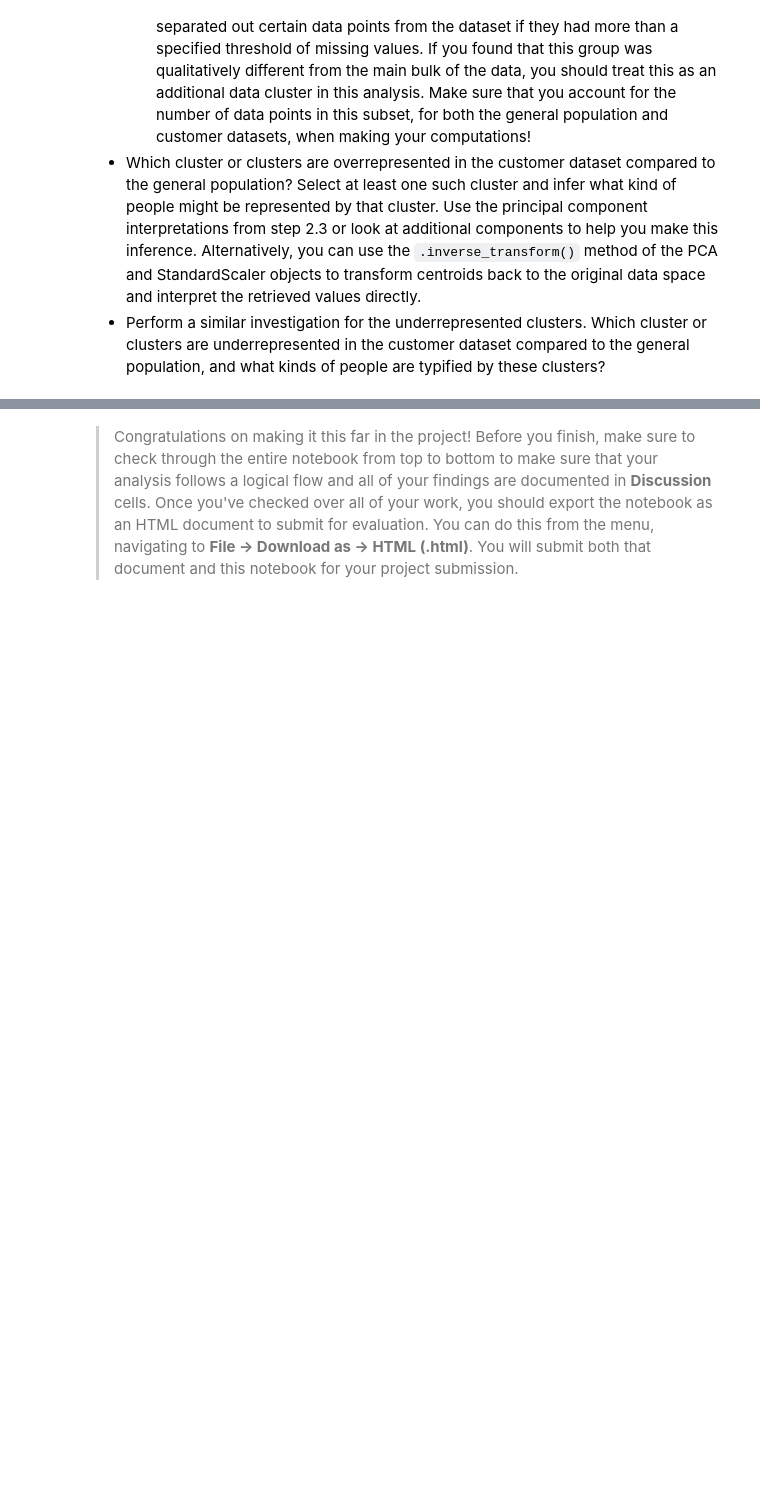
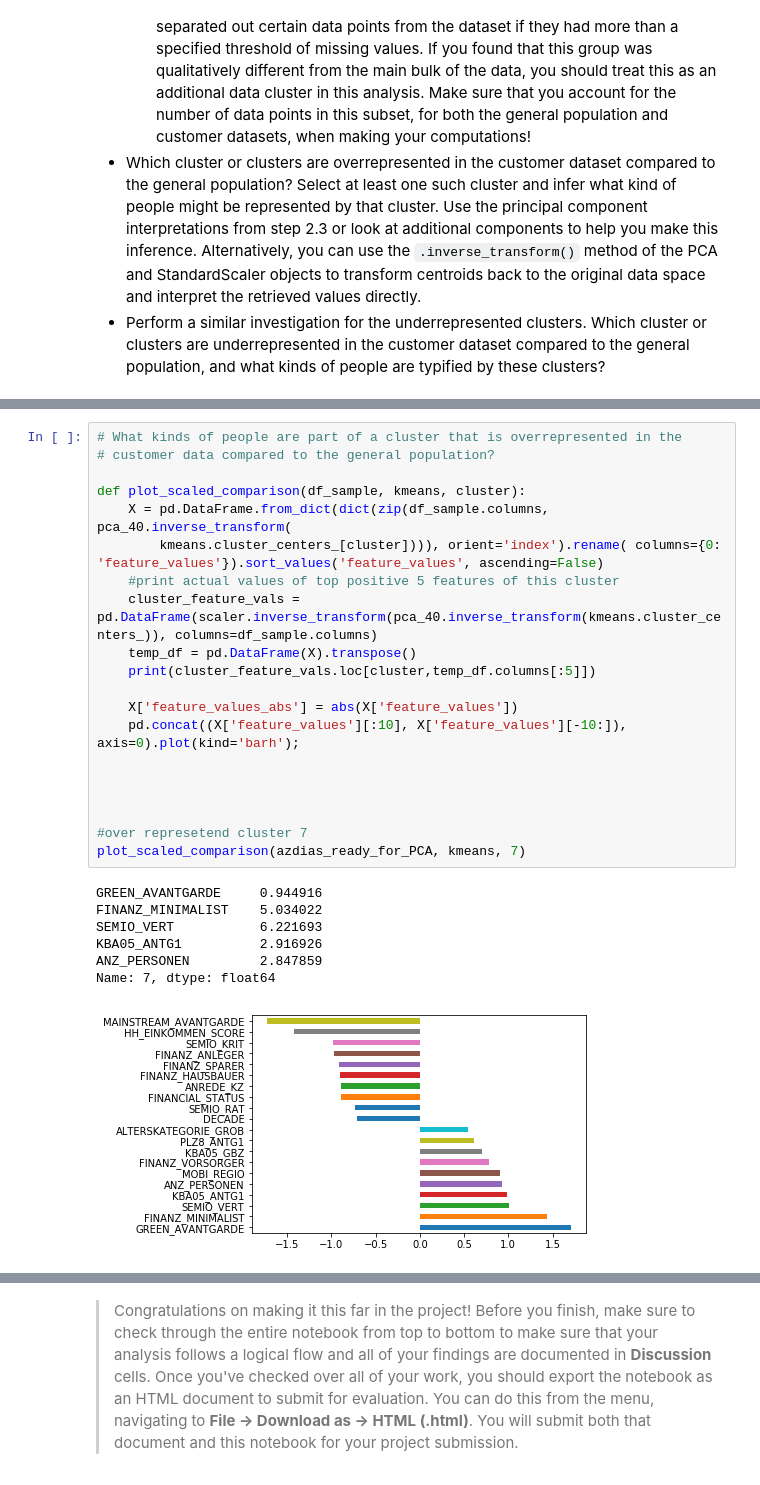
Before and after one commit to glshankar/DSND-Cust-Seg-Identification, a Jupyter notebook: Identify_Customer_Segments.ipynb, the cells around one changed output, grey strips where cells are left out. Cells and saved outputs as stored; diff of their text form; blank space fills up the shorter version.

```diff
--- a/Identify_Customer_Segments.ipynb
+++ b/Identify_Customer_Segments.ipynb
@@ -905,0 +941,28 @@ plt.show()
+# %%
+# What kinds of people are part of a cluster that is overrepresented in the
+# customer data compared to the general population?
+
+def plot_scaled_comparison(df_sample, kmeans, cluster):
+    X = pd.DataFrame.from_dict(dict(zip(df_sample.columns, pca_40.inverse_transform(
+        kmeans.cluster_centers_[cluster]))), orient='index').rename( columns={0: 'feature_values'}).sort_values('feature_values', ascending=False)
+    #print actual values of top positive 5 features of this cluster
+    cluster_feature_vals = pd.DataFrame(scaler.inverse_transform(pca_40.inverse_transform(kmeans.cluster_centers_)), columns=df_sample.columns)
+    temp_df = pd.DataFrame(X).transpose()
+    print(cluster_feature_vals.loc[cluster,temp_df.columns[:5]])
+
+    X['feature_values_abs'] = abs(X['feature_values'])
+    pd.concat((X['feature_values'][:10], X['feature_values'][-10:]), axis=0).plot(kind='barh');
+
+
+
+
+#over represetend cluster 7
+plot_scaled_comparison(azdias_ready_for_PCA, kmeans, 7)
+# %% [output]
+GREEN_AVANTGARDE     0.944916
+FINANZ_MINIMALIST    5.034022
+SEMIO_VERT           6.221693
+KBA05_ANTG1          2.916926
+ANZ_PERSONEN         2.847859
+Name: 7, dtype: float64
+[figure, added]
```
Also changed, not shown: parts of 15 cells of this notebook.
